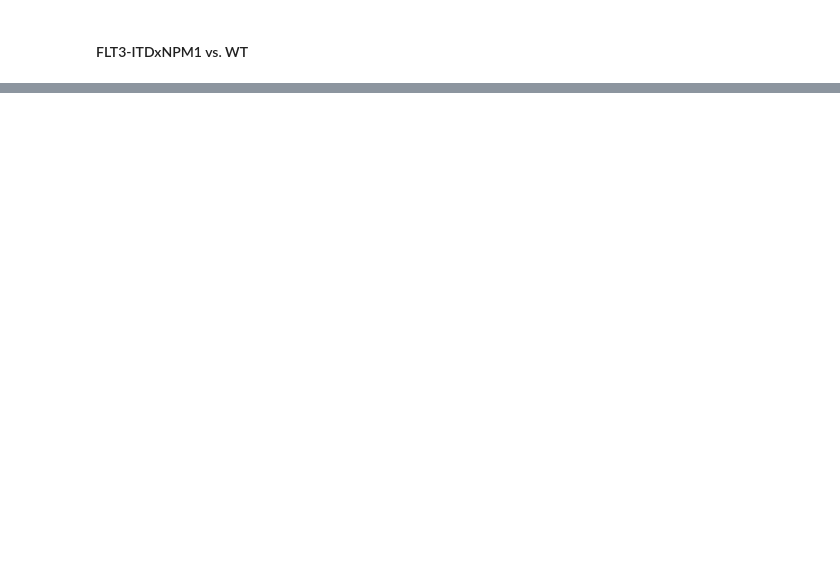
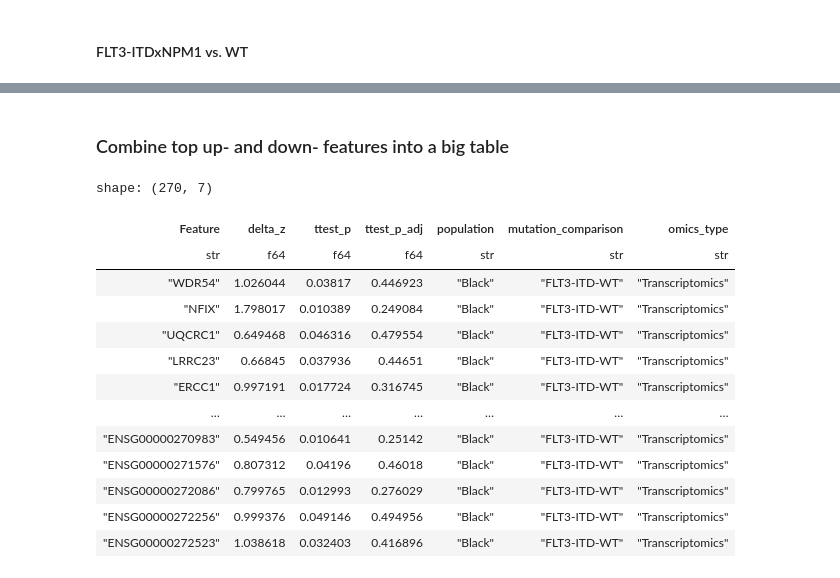
Before and after one commit to PNNL-CompBio/amlMultidrugResistance, a Jupyter notebook: aml_outcome_disparities/analysis/mutations/5_differential_expression.ipynb, the cells around one changed output, grey strips where cells are left out. Saved outputs shown, nothing was run; the diff lists cells and outputs as text; code cells hidden in the pictures; blank space fills up the shorter version.

```diff
--- a/aml_outcome_disparities/analysis/mutations/5_differential_expression.ipynb
+++ b/aml_outcome_disparities/analysis/mutations/5_differential_expression.ipynb
@@ -845,0 +872,2 @@ plt.close()
+# %% [markdown]
+### Combine top up- and down- features into a big table
@@ -845,0 +877,31 @@ plt.close()
+# %%
+x = (
+    top_up_and_down[("B_FLT3-ITD-WT", "Transcriptomics")]["up"]
+    .select(
+        "Feature",
+        "delta_z",
+        "ttest_p",
+        "ttest_p_adj"
+    )
+    .with_columns(
+        pl.lit("Black").alias("population"),
+        pl.lit("FLT3-ITD-WT").alias("mutation_comparison"),
+        pl.lit("Transcriptomics").alias("omics_type")
+    )
+)
+x
+# %% [output]
+shape: (270, 7)
+| Feature | delta_z | ttest_p | ttest_p_adj | population | mutation_comparison | omics_type |
+| str | f64 | f64 | f64 | str | str | str |
+| "WDR54" | 1.026044 | 0.03817 | 0.446923 | "Black" | "FLT3-ITD-WT" | "Transcriptomics" |
+| "NFIX" | 1.798017 | 0.010389 | 0.249084 | "Black" | "FLT3-ITD-WT" | "Transcriptomics" |
+| "UQCRC1" | 0.649468 | 0.046316 | 0.479554 | "Black" | "FLT3-ITD-WT" | "Transcriptomics" |
+| "LRRC23" | 0.66845 | 0.037936 | 0.44651 | "Black" | "FLT3-ITD-WT" | "Transcriptomics" |
+| "ERCC1" | 0.997191 | 0.017724 | 0.316745 | "Black" | "FLT3-ITD-WT" | "Transcriptomics" |
+| … | … | … | … | … | … | … |
+| "ENSG00000270983" | 0.549456 | 0.010641 | 0.25142 | "Black" | "FLT3-ITD-WT" | "Transcriptomics" |
+| "ENSG00000271576" | 0.807312 | 0.04196 | 0.46018 | "Black" | "FLT3-ITD-WT" | "Transcriptomics" |
+| "ENSG00000272086" | 0.799765 | 0.012993 | 0.276029 | "Black" | "FLT3-ITD-WT" | "Transcriptomics" |
+| "ENSG00000272256" | 0.999376 | 0.049146 | 0.494956 | "Black" | "FLT3-ITD-WT" | "Transcriptomics" |
+| "ENSG00000272523" | 1.038618 | 0.032403 | 0.416896 | "Black" | "FLT3-ITD-WT" | "Transcriptomics" |
```
Also changed, not shown: parts of 15 cells of this notebook, 6 other files.
